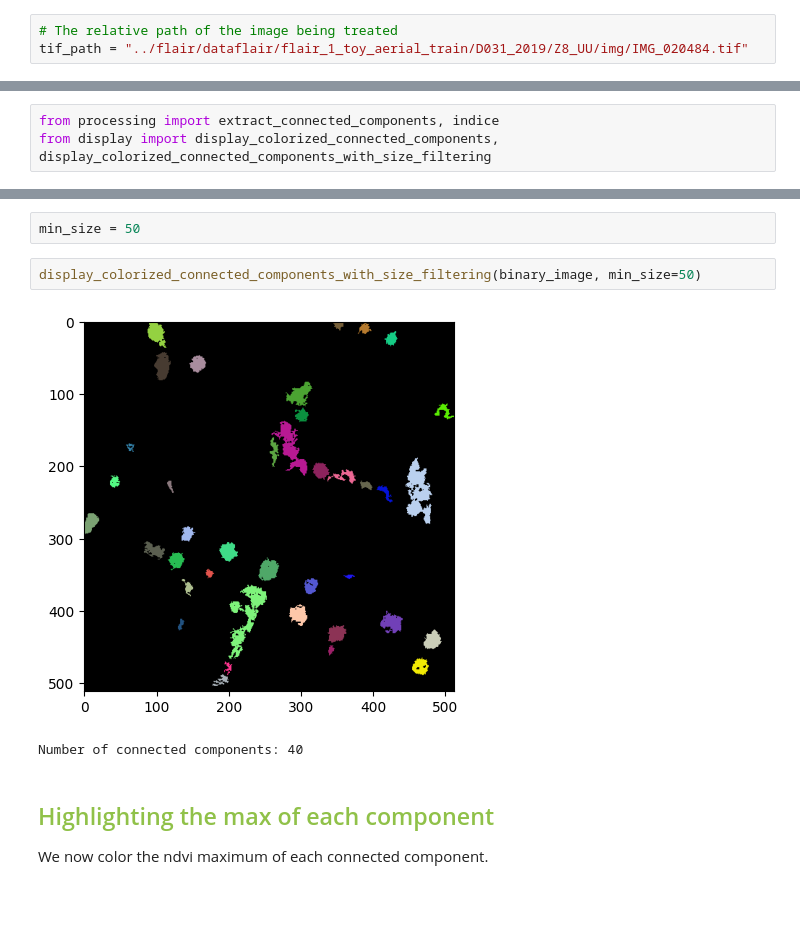
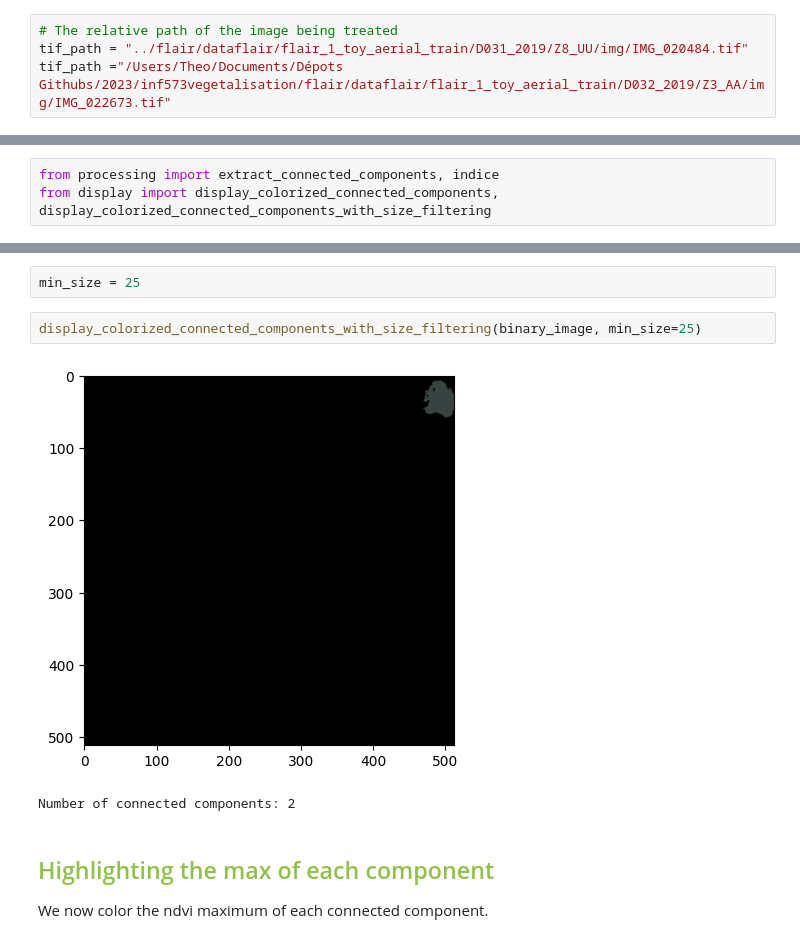
Before and after one commit to theo240801/inf573vegetalisation, a Jupyter notebook: compter/ndvi.ipynb, the cells around one changed output, grey strips where cells are left out. Cells and saved outputs as stored; diff of their text form; blank space fills up the shorter version.

```diff
--- a/compter/ndvi.ipynb
+++ b/compter/ndvi.ipynb
@@ -20,6 +20,7 @@ We use images from the flair dataset. They are in TIF format and are composed of
 # %%
 # The relative path of the image being treated
 tif_path = "../flair/dataflair/flair_1_toy_aerial_train/D031_2019/Z8_UU/img/IMG_020484.tif"
+tif_path ="/Users/Theo/Documents/Dépots Githubs/2023/inf573vegetalisation/flair/dataflair/flair_1_toy_aerial_train/D032_2019/Z3_AA/img/IMG_022673.tif"
 # %% [markdown]
 # <font color='#90c149'>Processing</font>
 # %% [markdown]
@@ -91,10 +92,10 @@ Number of connected components: 241
 # %%
-min_size = 50
+min_size = 25
 # %%
-display_colorized_connected_components_with_size_filtering(binary_image, min_size=50)
+display_colorized_connected_components_with_size_filtering(binary_image, min_size=25)
 # %% [output]
-[figure, old version]
+[figure, new version]
-Number of connected components: 40
+Number of connected components: 2
 # %% [markdown]
 ## <font color='#90c149'>Highlighting the max of each component</font>
 We now color the ndvi maximum of each connected component.
```
Also changed, not shown: parts of 6 cells of this notebook, 6 other files.
